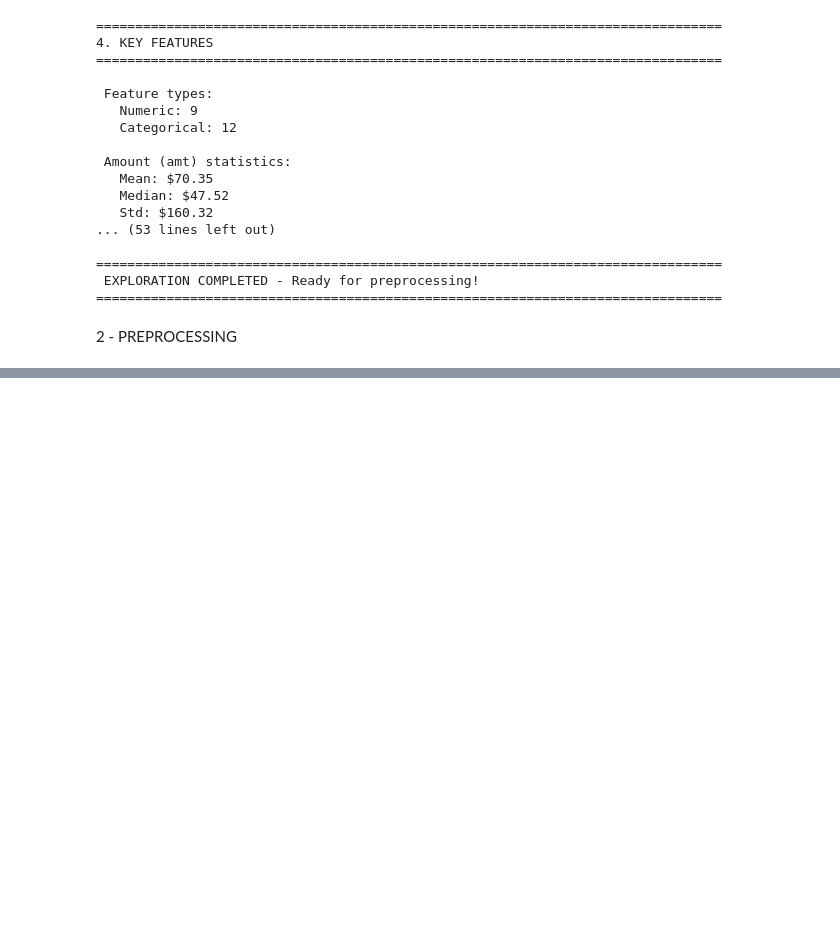
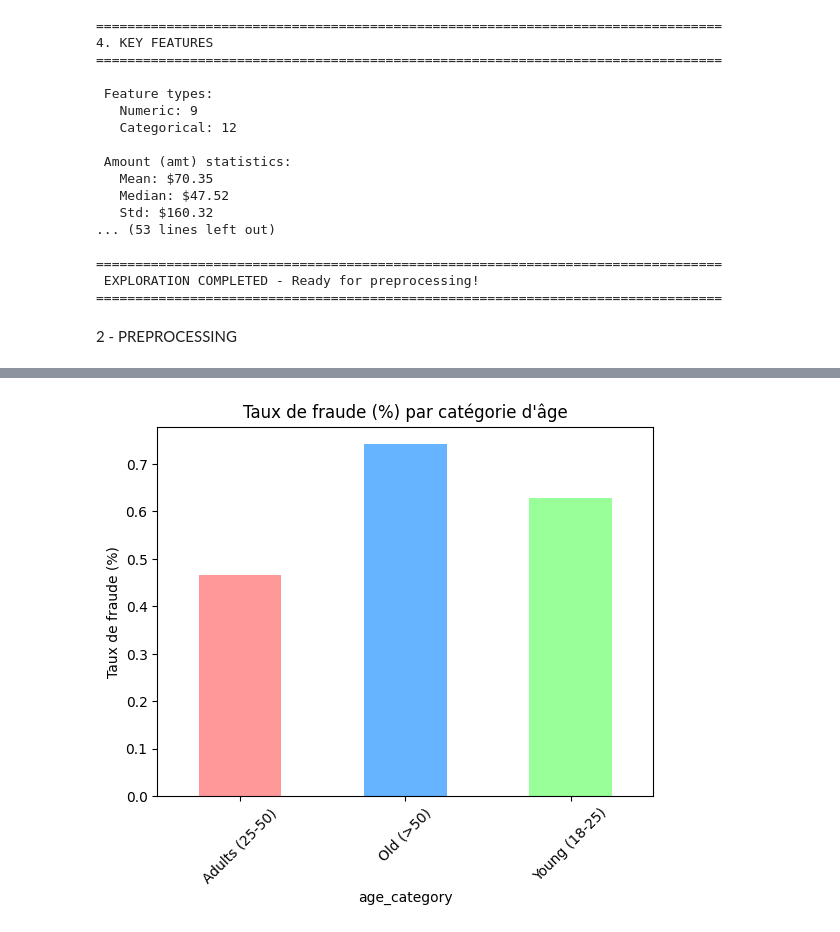
Before and after one commit to Bobibou/Machine-Learnig-for-Cybersecurity---Credit-Card-Fraud-Detection-, a Jupyter notebook: main.ipynb, the cells around one changed output, grey strips where cells are left out. Saved outputs shown, nothing was run; the diff lists cells and outputs as text; code cells hidden in the pictures; blank space fills up the shorter version.

```diff
--- a/main.ipynb
+++ b/main.ipynb
@@ -364,0 +672,9 @@ dtype: int64
+# %%
+fraud_by_cat = df.groupby('age_category')['is_fraud'].mean() * 100
+fraud_by_cat.plot(kind='bar', color=['#ff9999', '#66b3ff', '#99ff99'])
+plt.title("Taux de fraude (%) par catégorie d'âge")
+plt.ylabel("Taux de fraude (%)")
+plt.xticks(rotation=45)
+plt.show()
+# %% [output]
+[figure, added]
```
Also changed, not shown: parts of 9 cells of this notebook, 2 other files.
